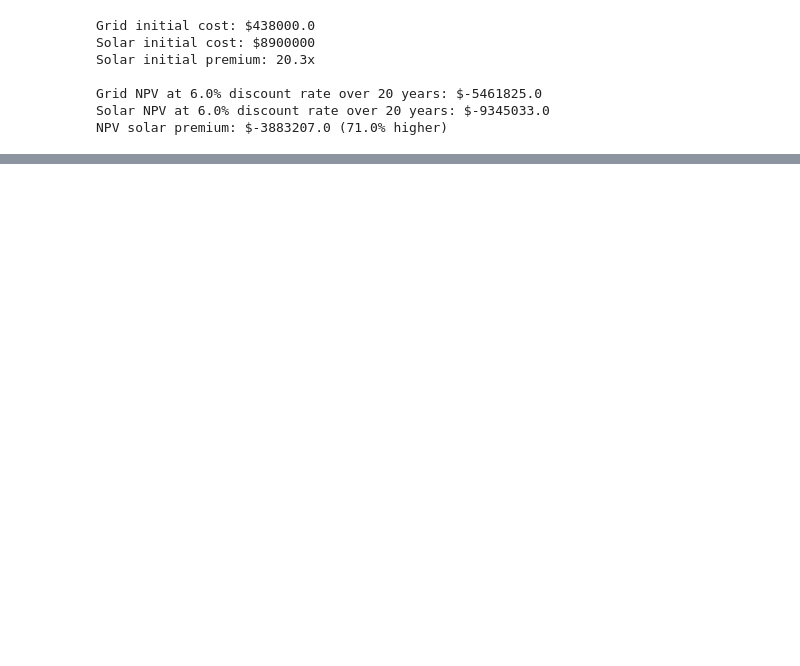
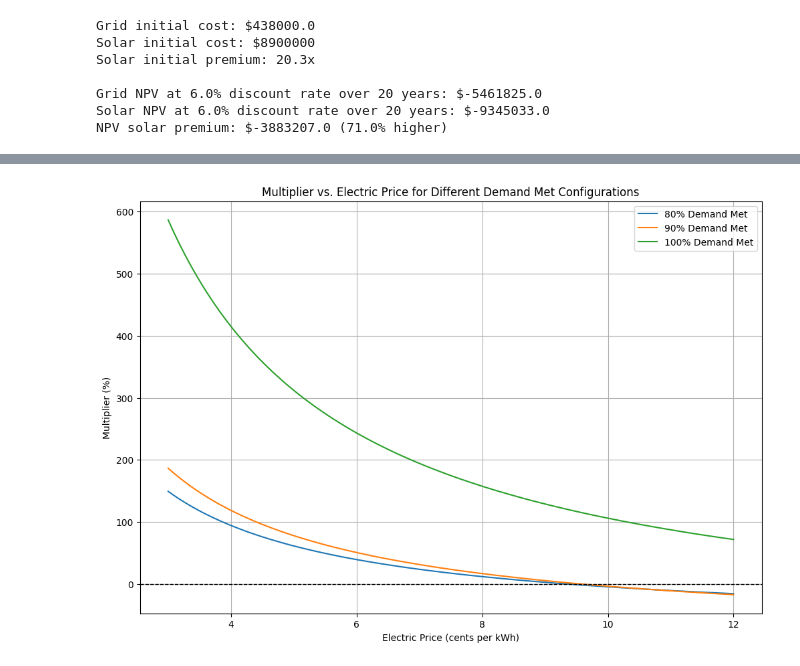
Before and after one commit to hausfath/datacenters, a Jupyter notebook: solar datacenter analysis.ipynb, the cells around one changed output, grey strips where cells are left out. Cells and saved outputs as stored; diff of their text form; code cells hidden in the pictures; blank space fills up the shorter version.

```diff
--- a/solar datacenter analysis.ipynb
+++ b/solar datacenter analysis.ipynb
@@ -323,0 +368,90 @@ plot_all_combinations(latitude, longitude, load=1, solar_range=(2, 30), battery_
+# %%
+import numpy as np
+import matplotlib.pyplot as plt
+
+dispatch_multiplier = 2 #Increased grid electricity cost as % of demand met by behind the meter solar approaches 100%
+
+# Convert data to a NumPy array
+data_array = np.array(data)
+
+# Define target percentages
+target_percentages = [80, 90, 100]
+
+# Prepare a dictionary to store the selected configurations
+selected_configs = {}
+
+for target in target_percentages:
+    # Find configurations that meet or exceed the target percentage
+    valid_configs = data_array[data_array[:,2] >= target]
+
+    if valid_configs.size == 0:
+        print(f"No configurations meet or exceed {target}% demand met.")
+        continue
+
+    # Find the configuration with the lowest initial cost
+    min_cost_index = np.argmin(valid_configs[:,3])
+    best_config = valid_configs[min_cost_index]
+
+    # Store the best configuration
+    selected_configs[target] = best_config
+    print(f"Best configuration for {target}% demand met: {best_config}")
+
+# Define the range of electric prices (e.g., from 3 to 10 cents per kWh)
+electric_prices = np.linspace(3, 12, 100)  # 100 points between 3 and 10 cents
+
+# Given parameters
+years = 20
+discount_rate = 0.06  # 6% discount rate
+
+# Function to calculate NPV
+def calculate_npv_corrected(initial_cost, ongoing_cost, discount_rate, years):
+    """Calculate the Net Present Value (NPV) of a project, accounting for costs."""
+    npv = -initial_cost  # Initial cost is incurred at year 0
+    for t in range(1, years + 1):
+        npv -= ongoing_cost / (1 + discount_rate) ** t  # Subtract ongoing costs, discounting for each year
+    return npv
+
+# Prepare a dictionary to store multipliers for each target percentage
+multipliers_dict = {target: [] for target in selected_configs}
+
+# Loop through each electric price
+for price in electric_prices:
+    # Calculate grid costs based on the current electric price
+    grid_initial_cost = (price / 100.0) * 1000 * 365 * 24  # $ per year
+    grid_ongoing_cost = grid_initial_cost
+
+    # Calculate NPV for the grid-only option
+    npv_grid_corrected = calculate_npv_corrected(grid_initial_cost, grid_ongoing_cost, discount_rate, years)
+
+    # Loop through each selected configuration
+    for target in selected_configs:
+        config = selected_configs[target]
+        percent_demand_met = config[2]
+        solar_initial_cost = config[3]
+
+        # Calculate the ongoing cost for the solar option
+        solar_ongoing_cost = grid_ongoing_cost * (dispatch_multiplier * percent_demand_met / 100.0) * (1 - (percent_demand_met / 100.0))
+
+        # Calculate NPV for the solar option
+        npv_solar_corrected = calculate_npv_corrected(solar_initial_cost, solar_ongoing_cost, discount_rate, years)
+
+        # Calculate the multiplier
+        multiplier = (npv_solar_corrected / npv_grid_corrected) * 100 - 100  # As a percentage difference
+
+        # Store the multiplier
+        multipliers_dict[target].append(multiplier)
+
+# Plotting
+plt.figure(figsize=(12, 8))
+
+for target in selected_configs:
+    plt.plot(electric_prices, multipliers_dict[target], label=f'{target}% Demand Met')
+
+plt.axhline(0, color='black', linestyle='--', linewidth=1)
+plt.xlabel('Electric Price (cents per kWh)')
+plt.ylabel('Multiplier (%)')
+plt.title('Multiplier vs. Electric Price for Different Demand Met Configurations')
+plt.legend()
+plt.grid(True)
+plt.show()
+# %% [output]
@@ -323,0 +461 @@ plot_all_combinations(latitude, longitude, load=1, solar_range=(2, 30), battery_
+[figure, added]
```
Also changed, not shown: parts of 7 cells of this notebook.
